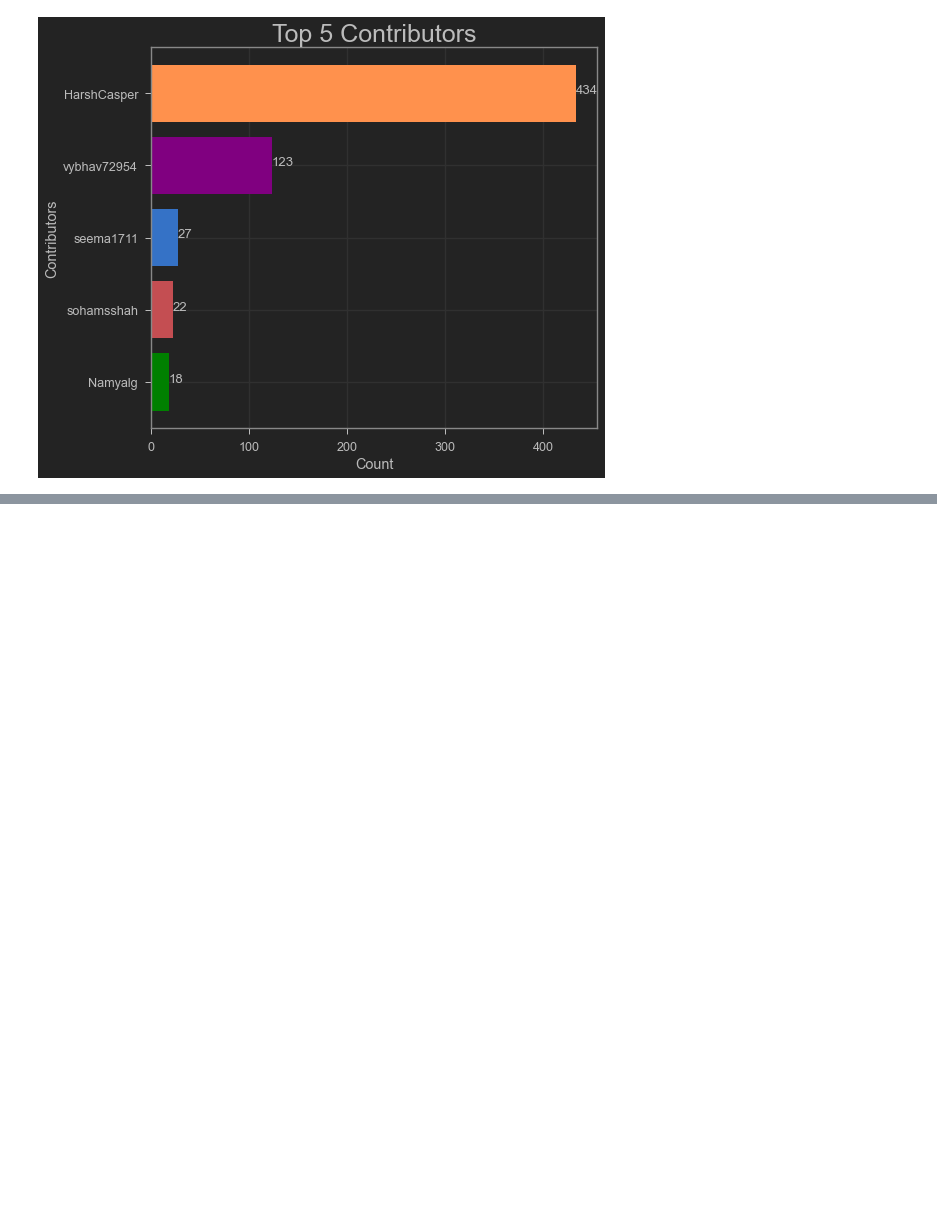
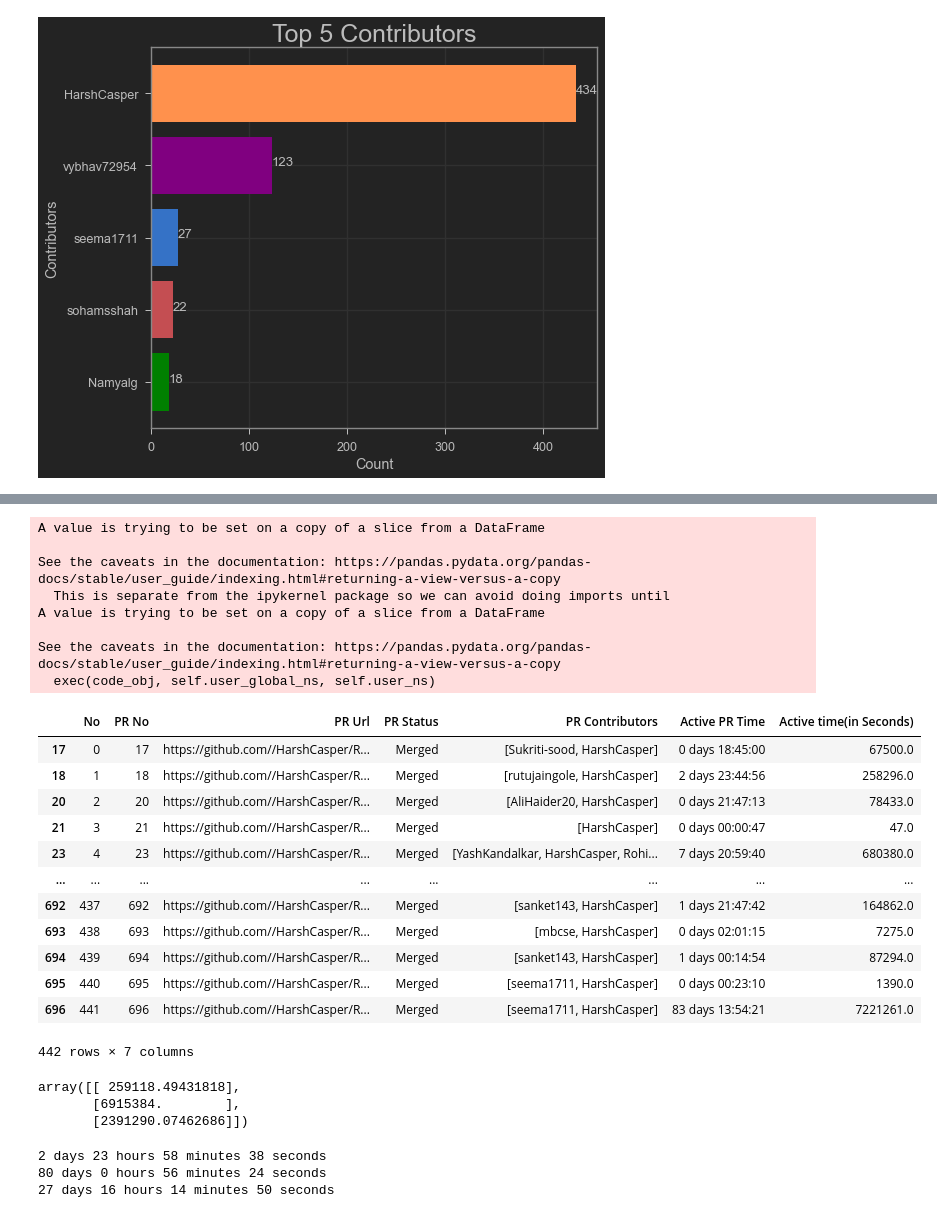
Before and after one commit to Aditya-Komaravolu/PR-Analyzer, a Jupyter notebook: PRScrapper.ipynb, the cells around one changed output, grey strips where cells are left out. Drawn from its saved outputs; the diff is of its cells as text; code cells hidden in the pictures; blank space fills up the shorter version.

Commit message:
Added new extended features and more data insights.

```diff
--- a/PRScrapper.ipynb
+++ b/PRScrapper.ipynb
@@ -295,0 +337,4 @@ plt.show()
+# %%
+datetime_info=datetime_extractor(df[df['PR Status']=="Merged"]["PR Url"][79])
+timediff=merged_pr_active_time(datetime_info)
+timediff
@@ -295,0 +343,9 @@ plt.show()
+# %%
+pr_time=[]
+# %%
+for i in merged_number_list[430:443]:
+    print(i)
+    datetime_info=datetime_extractor(merged_df['PR Url'][i])
+    timediff=merged_pr_active_time(datetime_info)
+    print(datetime_info)
+    pr_time.append(timediff)
@@ -295,0 +370,36 @@ plt.show()
+# %%
+merged_df['Active PR Time']=pr_time
+merged_df['PR No']=df[df["PR Status"]=="Merged"]['No']
+merged_df.No=[x for x in range(len(merged_df))]
+merged_df=merged_df[['No','PR No', 'PR Url', 'PR Status', 'PR Contributors', 'Active PR Time']]
+# %%
+seconds_list=[]
+for i in merged_df['PR No']:
+    merged_df['Active PR Time'][i]=abs(merged_df['Active PR Time'][i])
+    seconds = merged_df['Active PR Time'][i].total_seconds()
+    seconds_list.append(abs(seconds))
+
+merged_df['Active time(in Seconds)']=seconds_list
+merged_df
+# %% [output]
+A value is trying to be set on a copy of a slice from a DataFrame
+
+See the caveats in the documentation: https://pandas.pydata.org/pandas-docs/stable/user_guide/indexing.html#returning-a-view-versus-a-copy
+  This is separate from the ipykernel package so we can avoid doing imports until
+A value is trying to be set on a copy of a slice from a DataFrame
+
+See the caveats in the documentation: https://pandas.pydata.org/pandas-docs/stable/user_guide/indexing.html#returning-a-view-versus-a-copy
+  exec(code_obj, self.user_global_ns, self.user_ns)
+|  | No | PR No | PR Url | PR Status | PR Contributors | Active PR Time | Active time(in Seconds) |
+| 17 | 0 | 17 | https://github.com//HarshCasper/R... | Merged | [Sukriti-sood, HarshCasper] | 0 days 18:45:00 | 67500.0 |
+| 18 | 1 | 18 | https://github.com//HarshCasper/R... | Merged | [rutujaingole, HarshCasper] | 2 days 23:44:56 | 258296.0 |
+| 20 | 2 | 20 | https://github.com//HarshCasper/R... | Merged | [AliHaider20, HarshCasper] | 0 days 21:47:13 | 78433.0 |
+| 21 | 3 | 21 | https://github.com//HarshCasper/R... | Merged | [HarshCasper] | 0 days 00:00:47 | 47.0 |
+| 23 | 4 | 23 | https://github.com//HarshCasper/R... | Merged | [YashKandalkar, HarshCasper, Rohi... | 7 days 20:59:40 | 680380.0 |
+| ... | ... | ... | ... | ... | ... | ... | ... |
+| 692 | 437 | 692 | https://github.com//HarshCasper/R... | Merged | [sanket143, HarshCasper] | 1 days 21:47:42 | 164862.0 |
+| 693 | 438 | 693 | https://github.com//HarshCasper/R... | Merged | [mbcse, HarshCasper] | 0 days 02:01:15 | 7275.0 |
+| 694 | 439 | 694 | https://github.com//HarshCasper/R... | Merged | [sanket143, HarshCasper] | 1 days 00:14:54 | 87294.0 |
+| 695 | 440 | 695 | https://github.com//HarshCasper/R... | Merged | [seema1711, HarshCasper] | 0 days 00:23:10 | 1390.0 |
+| 696 | 441 | 696 | https://github.com//HarshCasper/R... | Merged | [seema1711, HarshCasper] | 83 days 13:54:21 | 7221261.0 |
+442 rows × 7 columns
@@ -295,0 +416,23 @@ plt.show()
+# %%
+model.cluster_centers_
+# %% [output]
+array([[ 259118.49431818],
+       [6915384.        ],
+       [2391290.07462686]])
+# %%
+result=[]
+for i in model.cluster_centers_:
+    seconds=int(i)
+    days=seconds//(24*3600)
+    seconds%=(24*3600)
+    hours=seconds//3600
+    seconds%=3600
+    minutes=seconds//60
+    seconds%=60
+    res="{} days {} hours {} minutes {} seconds".format(days,hours,minutes,seconds)
+    result.append(res)
+    print(res)
+# %% [output]
+2 days 23 hours 58 minutes 38 seconds
+80 days 0 hours 56 minutes 24 seconds
+27 days 16 hours 14 minutes 50 seconds
```
Also changed, not shown: parts of 14 cells of this notebook, 2 other files.
